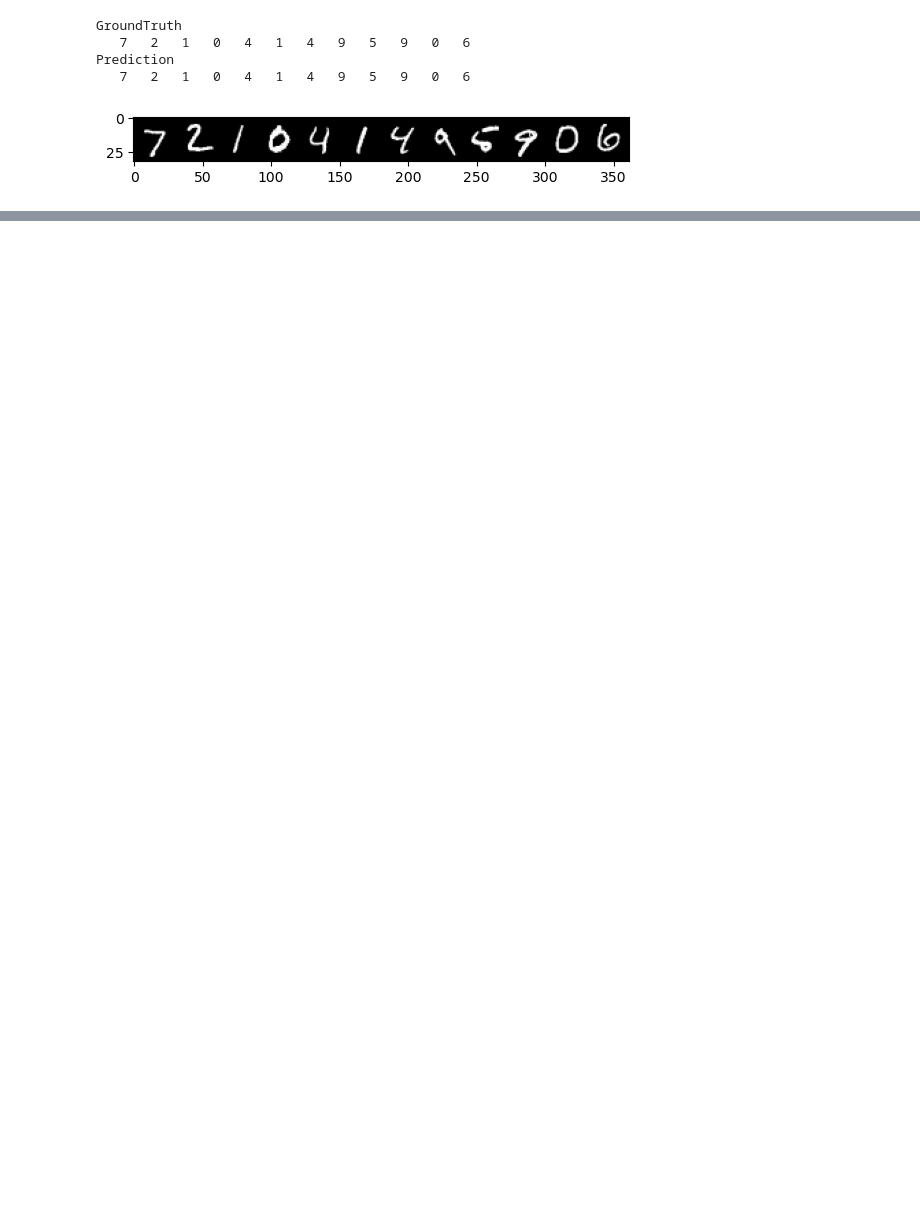
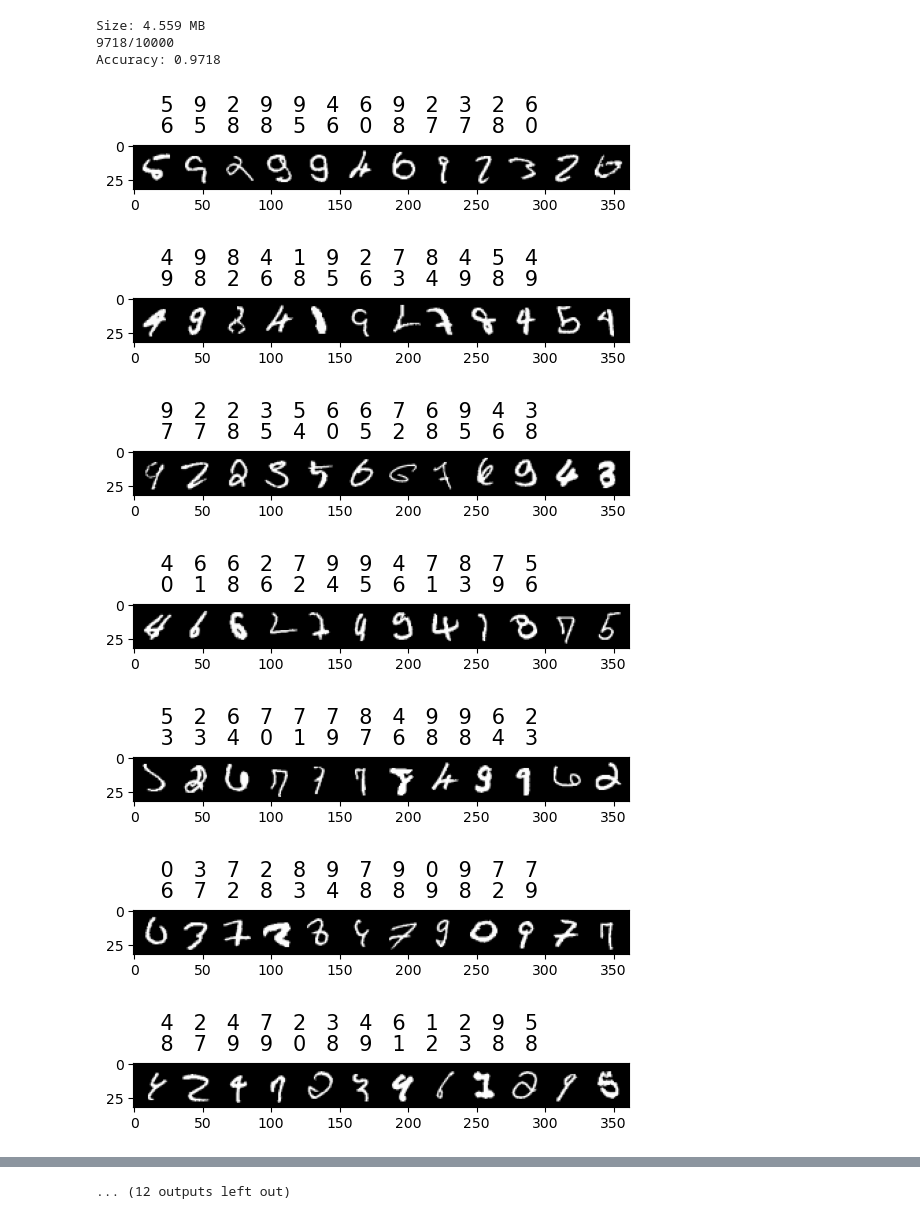
Before and after one commit to nothingmin/ai_semiconductor, a Jupyter notebook: lecture11/MNIST.ipynb, the cells around one changed output, grey strips where cells are left out. Saved outputs shown, nothing was run; the diff lists cells and outputs as text; code cells hidden in the pictures; blank space fills up the shorter version.

```diff
--- a/lecture11/MNIST.ipynb
+++ b/lecture11/MNIST.ipynb
@@ -65,17 +85,50 @@ Finished Training
-# %%
-
-
-images, labels = next(iter(test_loader))
-plt.imshow(np.transpose(torchvision.utils.make_grid(images, nrow=batch_size), (1,2,0)))
-print('GroundTruth')
-print(" "+ ' '.join('%3s'%label.item() for label in labels))
-outputs = model(images)
-_,predicted = torch.max(outputs,1)
-print("Prediction")
-print(" "+' '.join('%3s' %label.item() for label in predicted))
-# %% [output]
-GroundTruth
-   7   2   1   0   4   1   4   9   5   9   0   6
-Prediction
-   7   2   1   0   4   1   4   9   5   9   0   6
-[figure, removed]
+# %%
+param_size = 0
+buffer_size = 0
+for param in model.parameters():
+    param_size += param.nelement() * param.element_size()
+
+for buffer in model.buffers():
+    buffer_size += buffer.nelement() * buffer.element_size()
+
+size_all_mb = (param_size + buffer_size) / 1024**2
+print('Size: {:.3f} MB'.format(size_all_mb))
+
+n_predict = 0
+n_correct = 0
+wrong = []
+expected = []
+results = []
+for data in test_loader:
+    inputs, labels = data
+    outputs = model(inputs)
+    _, predicted = torch.max(outputs, 1)
+    n_predict += len(predicted)
+    for label, pred, input in zip(labels, predicted, inputs):
+        if label != pred:
+            wrong.append(input)
+            expected.append(pred)
+            results.append(label)
+        else:
+            n_correct += 1
+print("{}/{}".format(n_correct, n_predict))
+print("Accuracy: {}".format((n_correct / n_predict)))
+
+for i in range(len(wrong) // 12):
+    fig = plt.figure()
+    ax = fig.add_subplot()
+    ax.text(0, -10, "  " + ' '.join('%3s' % label.item() for label in expected[i * 12:i * 12 + 12]), fontsize=15)
+    ax.text(0, -25, "  " + ' '.join('%3s' % label.item() for label in results[i * 12:i * 12 + 12]), fontsize=15)
+    plt.imshow(np.transpose(torchvision.utils.make_grid(wrong[i * 12:i * 12 + 12], nrow=batch_size), (1, 2, 0)))
+    plt.show()
+# %% [output]
+Size: 4.559 MB
+9718/10000
+Accuracy: 0.9718
+[figure, added]
+[figure, added]
+[figure, added]
+[figure, added]
+[figure, added]
+[figure, added]
+[figure, added]
@@ -81,0 +139 @@ Prediction
+... (12 outputs left out)
```
Also changed, not shown: parts of 3 cells of this notebook, 2 other files.
